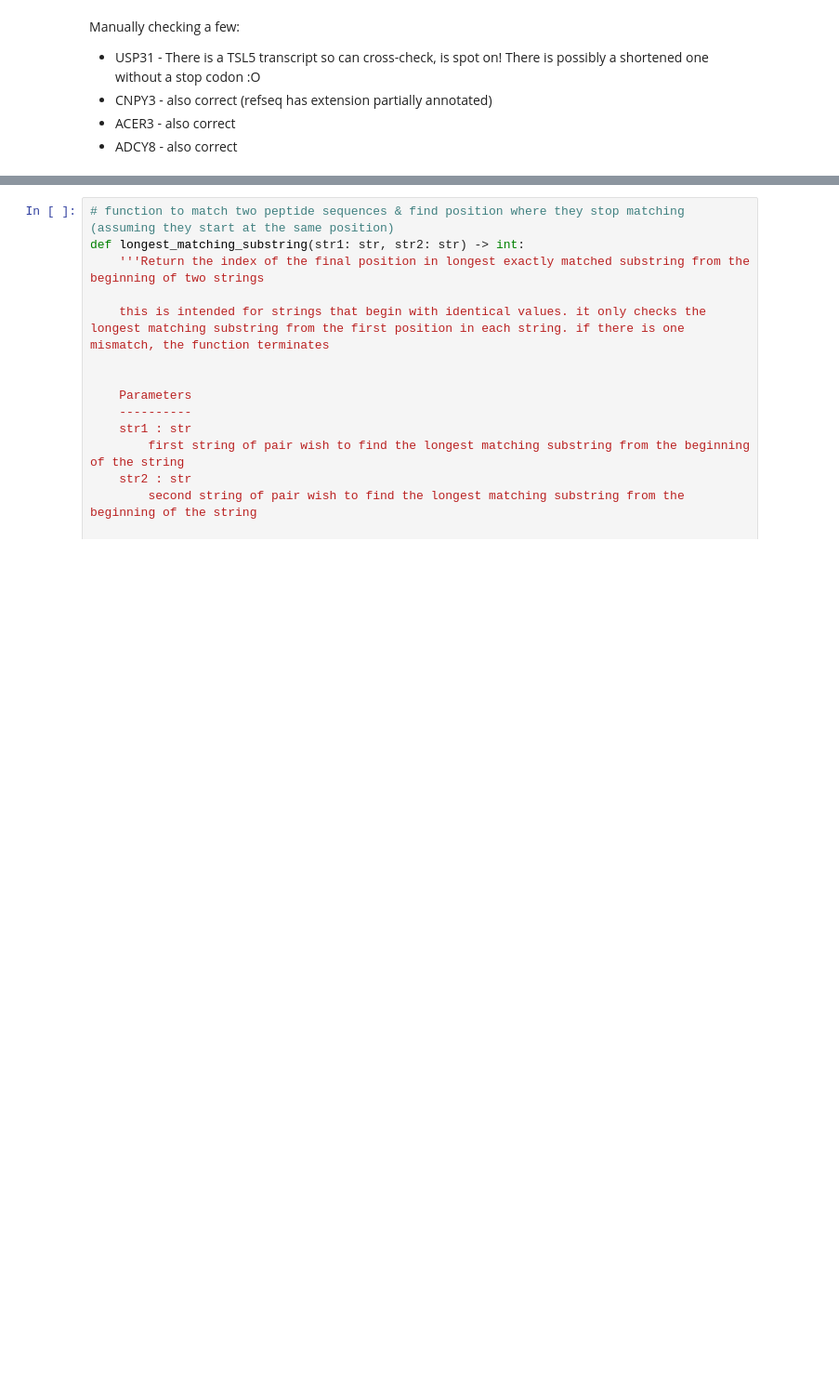
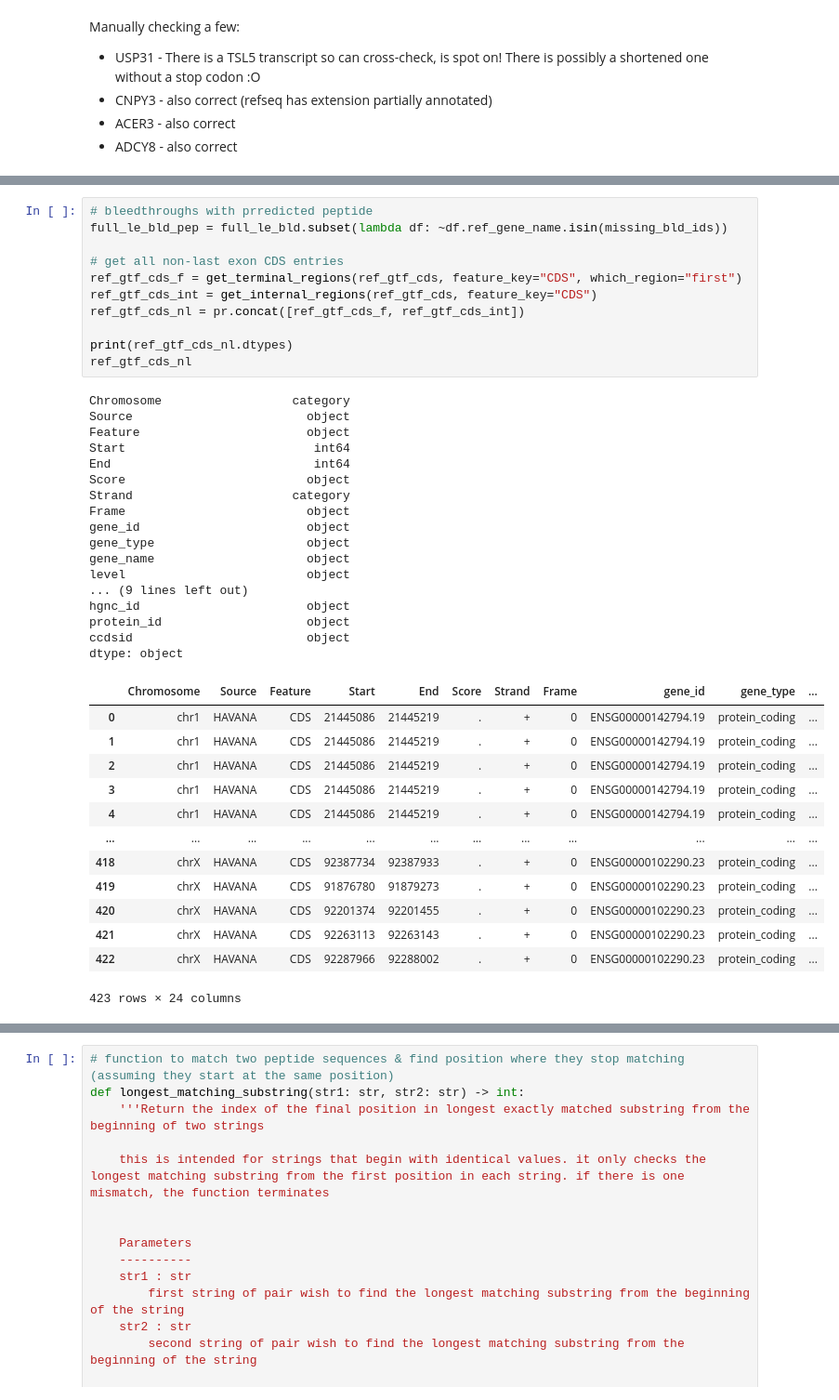
Before and after one commit to frattalab/tdp43-apa, a Jupyter notebook: peptides/get_bleedthrough_peptides.ipynb, the cells around one changed output, grey strips where cells are left out. Shown: that part at 93% size. Drawn from its saved outputs; the diff is of its cells as text; blank space fills up the shorter version.

```diff
--- a/peptides/get_bleedthrough_peptides.ipynb
+++ b/peptides/get_bleedthrough_peptides.ipynb
@@ -374,0 +639,42 @@ FIRRE is definitely a lncRNA, the others not so sure (TO CHECK ref GTF) - maybe
+# %%
+# bleedthroughs with prredicted peptide
+full_le_bld_pep = full_le_bld.subset(lambda df: ~df.ref_gene_name.isin(missing_bld_ids))
+
+# get all non-last exon CDS entries
+ref_gtf_cds_f = get_terminal_regions(ref_gtf_cds, feature_key="CDS", which_region="first")
+ref_gtf_cds_int = get_internal_regions(ref_gtf_cds, feature_key="CDS")
+ref_gtf_cds_nl = pr.concat([ref_gtf_cds_f, ref_gtf_cds_int])
+
+print(ref_gtf_cds_nl.dtypes)
+ref_gtf_cds_nl
+# %% [output]
+Chromosome                  category
+Source                        object
+Feature                       object
+Start                          int64
+End                            int64
+Score                         object
+Strand                      category
+Frame                         object
+gene_id                       object
+gene_type                     object
+gene_name                     object
+level                         object
+... (9 lines left out)
+hgnc_id                       object
+protein_id                    object
+ccdsid                        object
+dtype: object
+|  | Chromosome | Source | Feature | Start | End | Score | Strand | Frame | gene_id | gene_type | ... |
+| 0 | chr1 | HAVANA | CDS | 21445086 | 21445219 | . | + | 0 | ENSG00000142794.19 | protein_coding | ... |
+| 1 | chr1 | HAVANA | CDS | 21445086 | 21445219 | . | + | 0 | ENSG00000142794.19 | protein_coding | ... |
+| 2 | chr1 | HAVANA | CDS | 21445086 | 21445219 | . | + | 0 | ENSG00000142794.19 | protein_coding | ... |
+| 3 | chr1 | HAVANA | CDS | 21445086 | 21445219 | . | + | 0 | ENSG00000142794.19 | protein_coding | ... |
+| 4 | chr1 | HAVANA | CDS | 21445086 | 21445219 | . | + | 0 | ENSG00000142794.19 | protein_coding | ... |
+| ... | ... | ... | ... | ... | ... | ... | ... | ... | ... | ... | ... |
+| 418 | chrX | HAVANA | CDS | 92387734 | 92387933 | . | + | 0 | ENSG00000102290.23 | protein_coding | ... |
+| 419 | chrX | HAVANA | CDS | 91876780 | 91879273 | . | + | 0 | ENSG00000102290.23 | protein_coding | ... |
+| 420 | chrX | HAVANA | CDS | 92201374 | 92201455 | . | + | 0 | ENSG00000102290.23 | protein_coding | ... |
+| 421 | chrX | HAVANA | CDS | 92263113 | 92263143 | . | + | 0 | ENSG00000102290.23 | protein_coding | ... |
+| 422 | chrX | HAVANA | CDS | 92287966 | 92288002 | . | + | 0 | ENSG00000102290.23 | protein_coding | ... |
+423 rows × 24 columns
```
Also changed, not shown: parts of 19 cells of this notebook.
